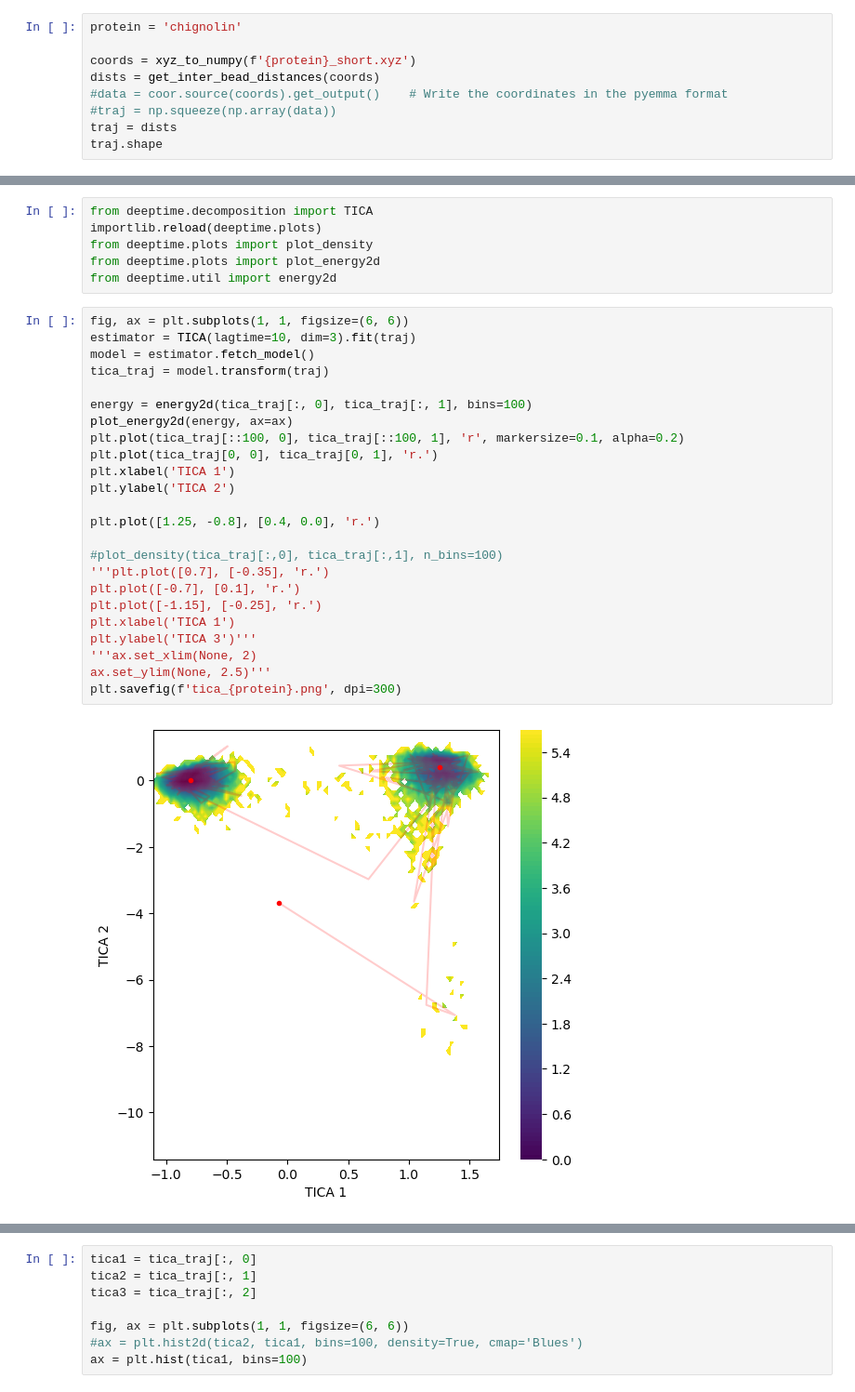
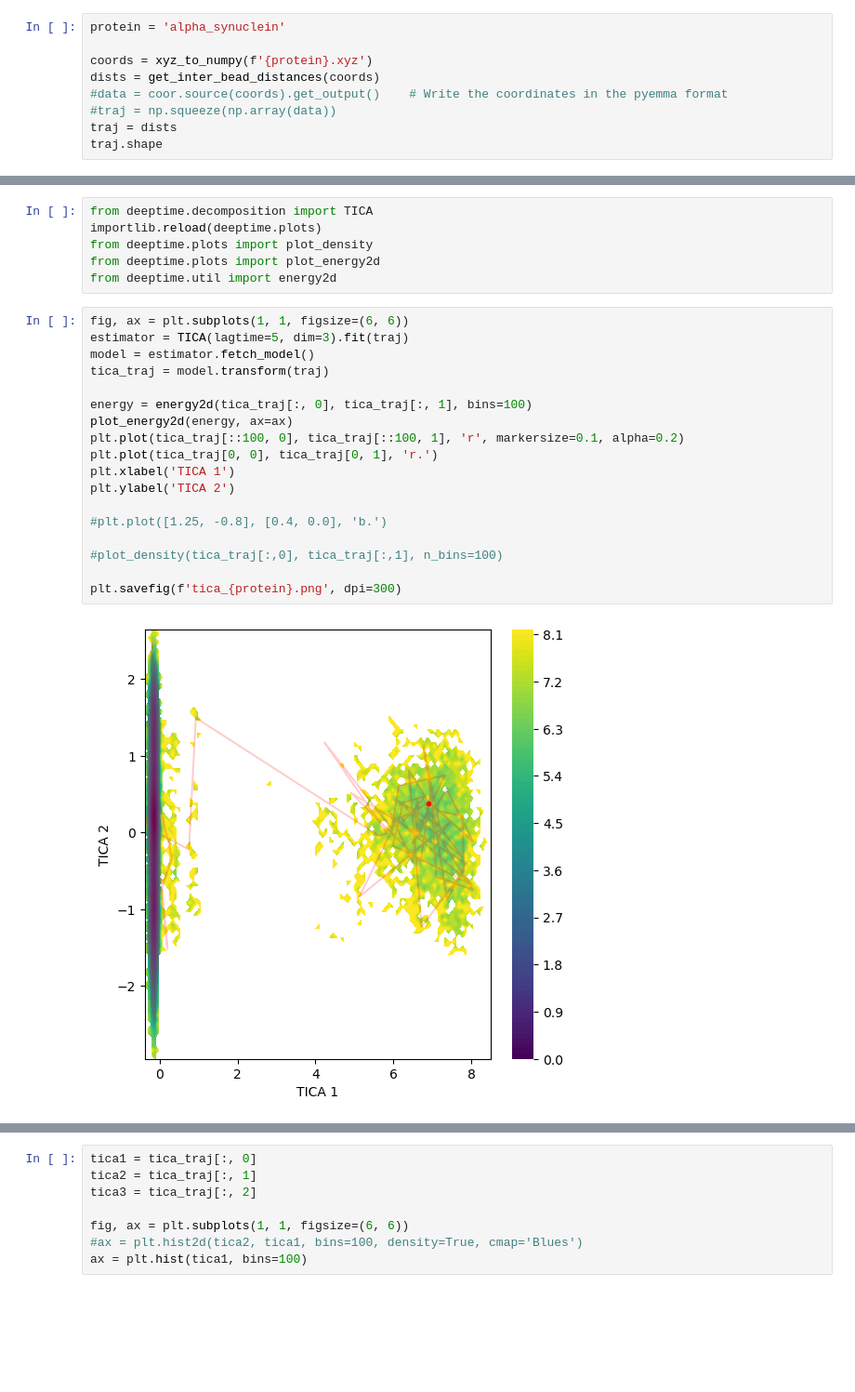
Before and after one commit to LotharBezzon/AF_MD, a Jupyter notebook: traj_analysis.ipynb, the cells around one changed output, grey strips where cells are left out. Shown: that part at 93% size. Drawn from its saved outputs; the diff is of its cells as text; blank space fills up the shorter version.

```diff
--- a/traj_analysis.ipynb
+++ b/traj_analysis.ipynb
@@ -17,9 +17,9 @@ deeptime.__version__
 # %% [output]
 '0.4.5'
 # %%
-protein = 'chignolin'
+protein = 'alpha_synuclein'
 
-coords = xyz_to_numpy(f'{protein}_short.xyz')
+coords = xyz_to_numpy(f'{protein}.xyz')
 dists = get_inter_bead_distances(coords)
 #data = coor.source(coords).get_output()    # Write the coordinates in the pyemma format
 #traj = np.squeeze(np.array(data))
@@ -66,30 +66,24 @@ from deeptime.plots import plot_energy2d
 from deeptime.util import energy2d
 # %%
 fig, ax = plt.subplots(1, 1, figsize=(6, 6))
-estimator = TICA(lagtime=10, dim=3).fit(traj)
+estimator = TICA(lagtime=5, dim=3).fit(traj)
 model = estimator.fetch_model()
 tica_traj = model.transform(traj)
 
 energy = energy2d(tica_traj[:, 0], tica_traj[:, 1], bins=100)
 plot_energy2d(energy, ax=ax)
 plt.plot(tica_traj[::100, 0], tica_traj[::100, 1], 'r', markersize=0.1, alpha=0.2)
 plt.plot(tica_traj[0, 0], tica_traj[0, 1], 'r.')
 plt.xlabel('TICA 1')
 plt.ylabel('TICA 2')
 
-plt.plot([1.25, -0.8], [0.4, 0.0], 'r.')
+#plt.plot([1.25, -0.8], [0.4, 0.0], 'b.')
 
 #plot_density(tica_traj[:,0], tica_traj[:,1], n_bins=100)
-'''plt.plot([0.7], [-0.35], 'r.')
-plt.plot([-0.7], [0.1], 'r.')
-plt.plot([-1.15], [-0.25], 'r.')
-plt.xlabel('TICA 1')
-plt.ylabel('TICA 3')'''
-'''ax.set_xlim(None, 2)
-ax.set_ylim(None, 2.5)'''
+
 plt.savefig(f'tica_{protein}.png', dpi=300)
 # %% [output]
-[figure, old version]
+[figure, new version]
 # %%
 # Find representatives of the conformotions
 def find_representative(tica_traj, minima):
```
Also changed, not shown: parts of 4 cells of this notebook, 14 other files.
